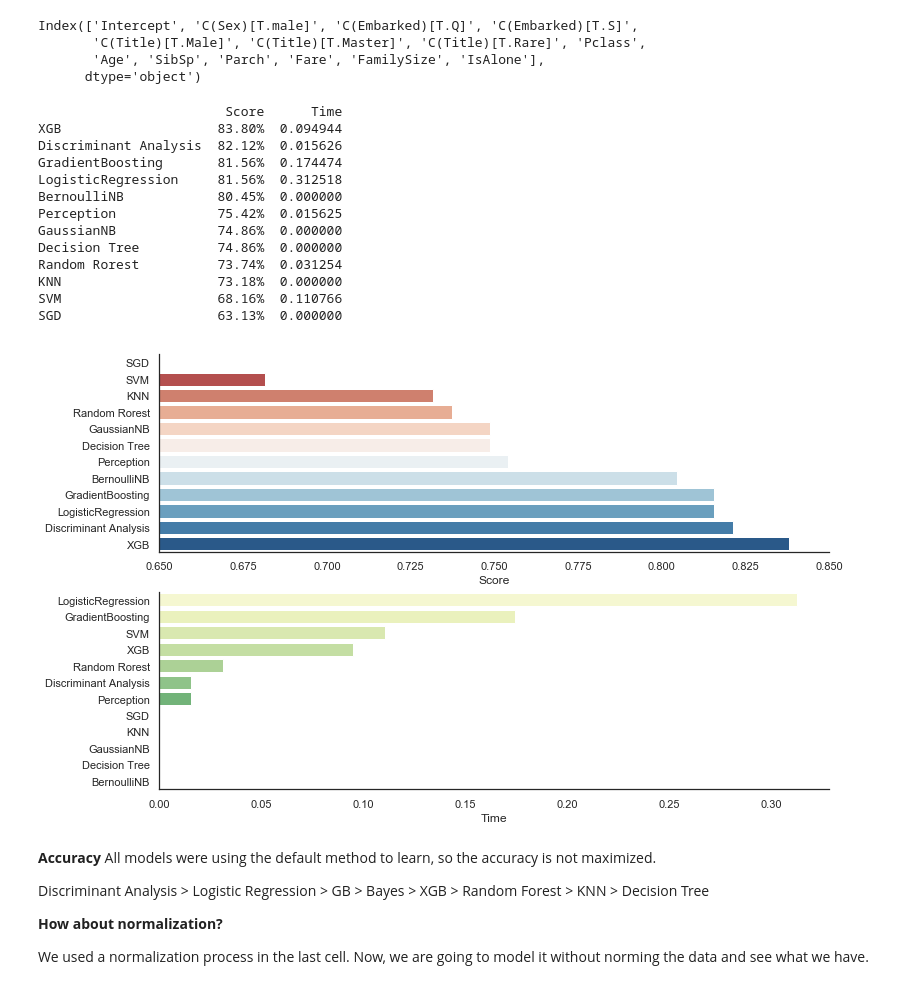
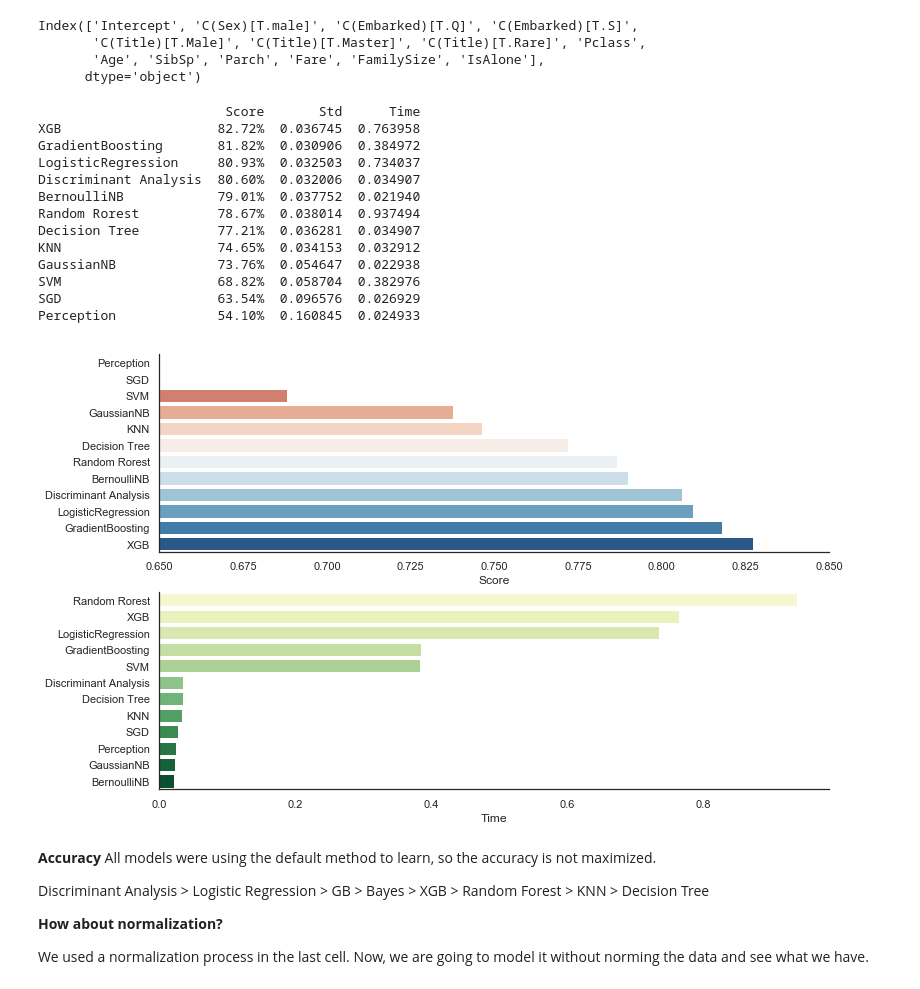
Before and after one commit to air-yan/kaggle_analysis, a Jupyter notebook: EDA on Titanic.ipynb, the cells around one changed output. Cells and saved outputs as stored; diff of their text form; code cells hidden in the pictures.

```diff
--- a/EDA on Titanic.ipynb
+++ b/EDA on Titanic.ipynb
@@ -363,8 +365,14 @@ pd.concat([X,y]).info()
 from sklearn.model_selection import train_test_split
 
 # train test split
-X_train, X_test, y_train, y_test = \
-    train_test_split(X, y, test_size=0.2, random_state=42)
+# X_train, X_test, y_train, y_test = \
+#     train_test_split(X, y, test_size=0.2, random_state=42)
+
+# I choose to use kfold cv method, so the train test split above is not used anymore
+# To keep the below codes unchanged, I'll reassign the variables.
+
+X_train = X
+y_train = y
 # %% [output]
 <class 'pandas.core.frame.DataFrame'>
 Int64Index: 1782 entries, 0 to 890
@@ -808,7 +816,10 @@ for i in [X_train,X_test]:
 from xgboost import XGBClassifier
 from sklearn import ensemble, linear_model, svm, naive_bayes, discriminant_analysis, neighbors, tree
 from sklearn.preprocessing import normalize
+from sklearn.model_selection import GridSearchCV, cross_val_score, StratifiedKFold, learning_curve
 import time
+
+
 
 # models
 classifers = {'Random Rorest': ensemble.RandomForestClassifier(), # Ensembling Method
@@ -832,71 +843,76 @@ classifers = {'Random Rorest': ensemble.RandomForestClassifier(), # Ensembling M
 classifier_name = []
 classifier_score = []
 classifier_time = []
+classifier_std = []
 
 X_train_norm = normalize(X_train)
-X_test_norm = normalize(X_test)
+
+kfold = StratifiedKFold(n_splits=10)
 
 for C in classifers:
     start = time.time() # time start
     classifier = classifers[C] #initializing
-    classifier.fit(X_train_norm,y_train) #fitting
-    score=classifier.score(X_test_norm,y_test) #scoring
+    cv_scores = cross_val_score(classifier, X_train_norm, y = y_train, scoring = "accuracy", cv = kfold, n_jobs=4) #scoring
+    score = cv_scores.mean()
+    standard_deviation = cv_scores.std()
     end = time.time() # time end
 
     timespent = end - start
 
     classifier_name.append(C)
     classifier_score.append(score)
+    classifier_std.append(standard_deviation)
     classifier_time.append(timespent)
 
 number_of_C = len(classifers.keys())
 # transform the lists to dataframes (this is not necessary)
 temp = np.hstack((np.array(classifier_score).reshape(number_of_C,1),
+                  np.array(classifier_std).reshape(number_of_C,1),
                   np.array(classifier_time).reshape(number_of_C,1)))
 
 
 
-score_plot = pd.DataFrame(index=classifier_name,data=temp,columns=['Score','Time']).sort_values('Score',ascending=True)
+score_plot = pd.DataFrame(index=classifier_name,data=temp,columns=['Score','Std','Time']).sort_values('Score',ascending=True)
 
 tem_df = score_plot.copy()
 
 tem_df['Score'] = (tem_df
       .loc[:,['Score']]
       .apply(lambda x: "{:.2%}".format(x[0]),axis=1))
 print(tem_df.sort_values('Score',ascending=False))
 
 # Barplot for scores and times
 sns.set(style = 'white')
 f, axes = plt.subplots(2,1,figsize=(12,8))
 
 ax1 = sns.barplot(score_plot['Score'],
                   score_plot.index,palette='RdBu',
                   ax=axes[0])
 
 ax1.set_xlim(.65,.85)
 
 score_plot.sort_values('Time',ascending=False,inplace=True)
 ax2 = sns.barplot(score_plot['Time'],
                   score_plot.index,
                   palette='YlGn',
                   ax=axes[1])
 
 sns.despine()
 # %% [output]
-                        Score      Time
-XGB                    83.80%  0.094944
-Discriminant Analysis  82.12%  0.015626
-GradientBoosting       81.56%  0.174474
-LogisticRegression     81.56%  0.312518
-BernoulliNB            80.45%  0.000000
-Perception             75.42%  0.015625
-GaussianNB             74.86%  0.000000
-Decision Tree          74.86%  0.000000
-Random Rorest          73.74%  0.031254
-KNN                    73.18%  0.000000
-SVM                    68.16%  0.110766
-SGD                    63.13%  0.000000
+                        Score       Std      Time
+XGB                    82.72%  0.036745  0.763958
+GradientBoosting       81.82%  0.030906  0.384972
+LogisticRegression     80.93%  0.032503  0.734037
+Discriminant Analysis  80.60%  0.032006  0.034907
+BernoulliNB            79.01%  0.037752  0.021940
+Random Rorest          78.67%  0.038014  0.937494
+Decision Tree          77.21%  0.036281  0.034907
+KNN                    74.65%  0.034153  0.032912
+GaussianNB             73.76%  0.054647  0.022938
+SVM                    68.82%  0.058704  0.382976
+SGD                    63.54%  0.096576  0.026929
+Perception             54.10%  0.160845  0.024933
-[figure, old version]
+[figure, new version]
 # %% [markdown]
 **Accuracy**
 All models were using the default method to learn, so the accuracy is not maximized.
```
Also changed, not shown: parts of 33 cells of this notebook.
